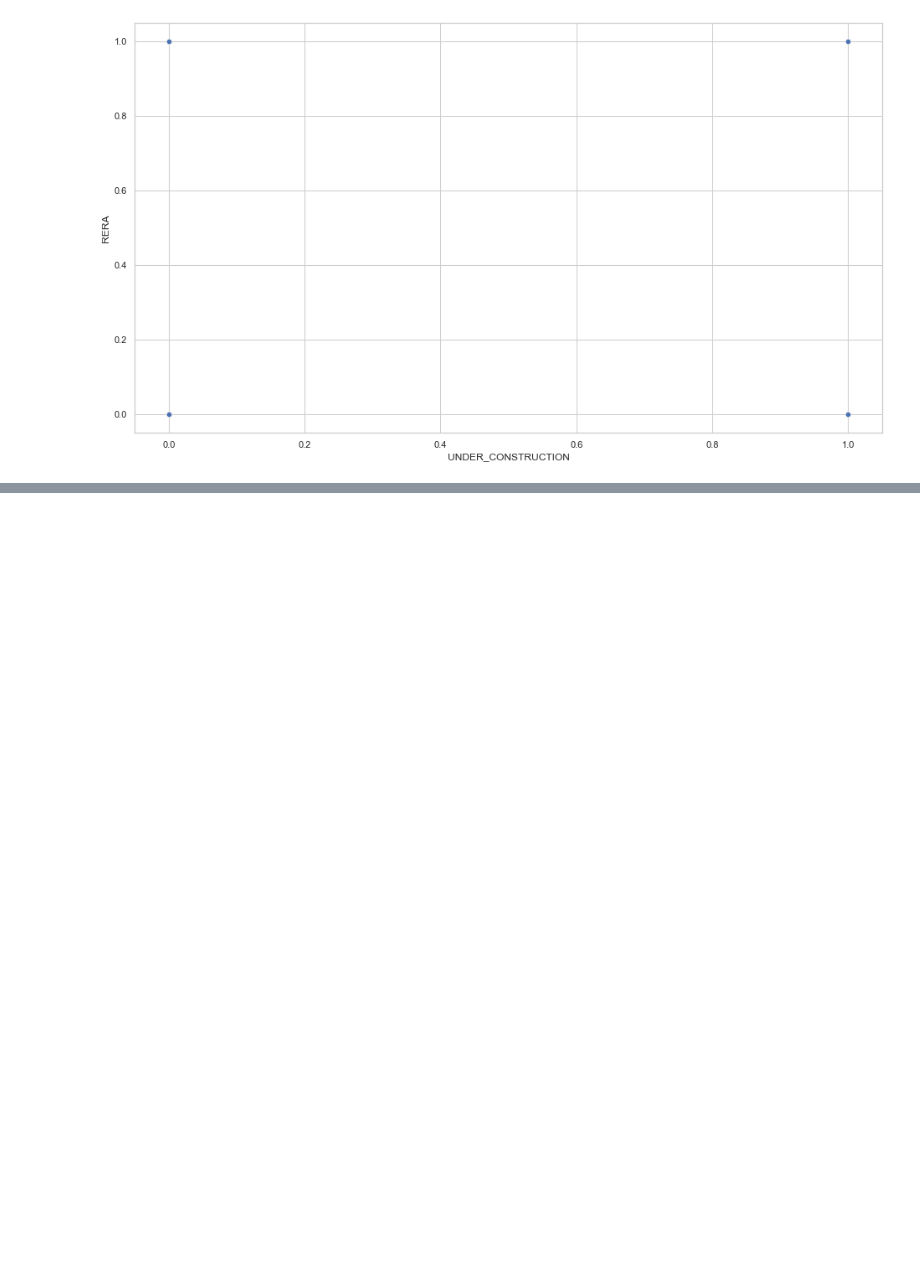
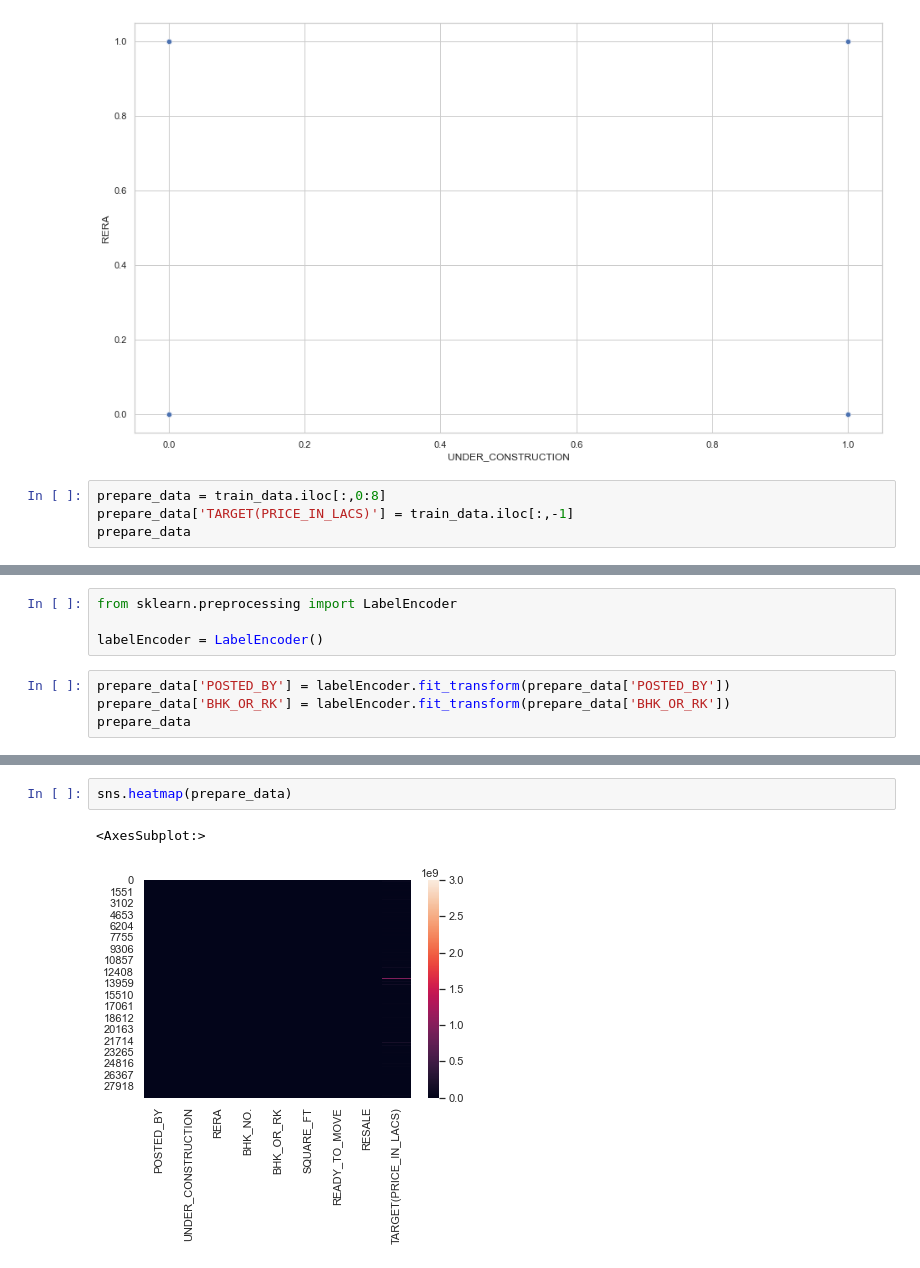
Before and after one commit to ethender/masterssemsterc, a Jupyter notebook: pricesprediction.ipynb, the cells around one changed output, grey strips where cells are left out. Drawn from its saved outputs; the diff is of its cells as text; blank space fills up the shorter version.

```diff
--- a/pricesprediction.ipynb
+++ b/pricesprediction.ipynb
@@ -489,3 +489,7 @@ plt.xlabel='BHK'
 plt.ylabel='SQ FT'
 # %% [output]
 [figure]
+# %%
+prepare_data = train_data.iloc[:,0:8]
+prepare_data['TARGET(PRICE_IN_LACS)'] = train_data.iloc[:,-1]
+prepare_data
@@ -491,0 +510,8 @@ plt.ylabel='SQ FT'
+# %%
+from sklearn.preprocessing import LabelEncoder
+
+labelEncoder = LabelEncoder()
+# %%
+prepare_data['POSTED_BY'] = labelEncoder.fit_transform(prepare_data['POSTED_BY'])
+prepare_data['BHK_OR_RK'] = labelEncoder.fit_transform(prepare_data['BHK_OR_RK'])
+prepare_data
@@ -491,0 +554,5 @@ plt.ylabel='SQ FT'
+# %%
+sns.heatmap(prepare_data)
+# %% [output]
+<AxesSubplot:>
+[figure, added]
```
Also changed, not shown: parts of 11 cells of this notebook, 1 other file.
